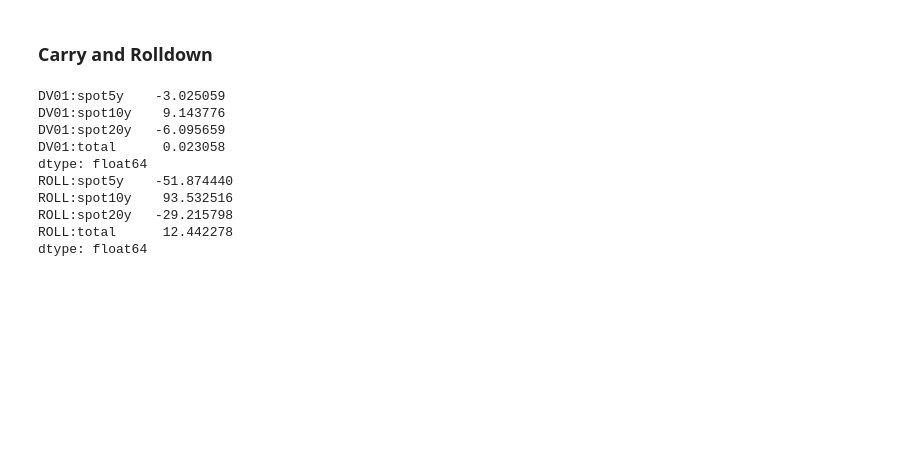
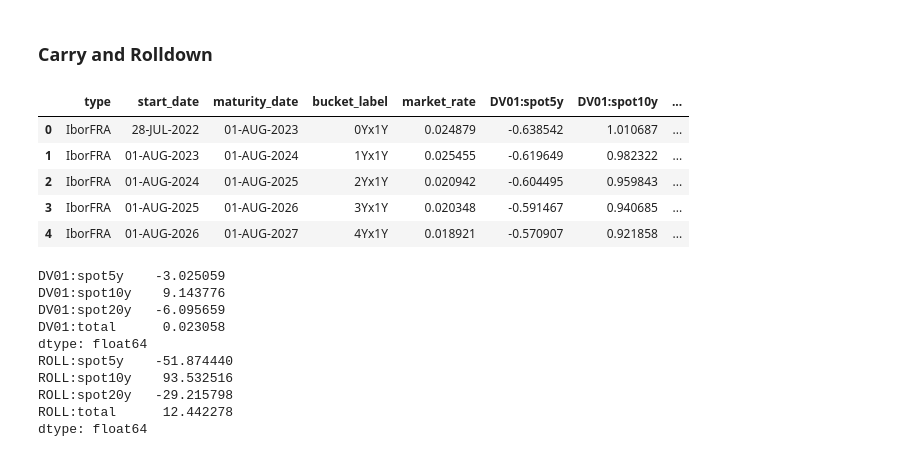
Before and after one commit to QizheCui/PCA_Butterfly_Trading_Strategy, a Jupyter notebook: LiborVersion/PCA_Trade_Libor_5s10s20s_changes.ipynb, the cells around one changed output. Cells and saved outputs as stored; diff of their text form; code cells hidden in the pictures; blank space fills up the shorter version.

```diff
--- a/LiborVersion/PCA_Trade_Libor_5s10s20s_changes.ipynb
+++ b/LiborVersion/PCA_Trade_Libor_5s10s20s_changes.ipynb
@@ -351,3 +347,12 @@ new.to_latex('rolldv01.tex', index=False)
+# %%
+df_roll.head()
+# %% [output]
+|  | type | start_date | maturity_date | bucket_label | market_rate | DV01:spot5y | DV01:spot10y | ... |
+| 0 | IborFRA | 28-JUL-2022 | 01-AUG-2023 | 0Yx1Y | 0.024879 | -0.638542 | 1.010687 | ... |
+| 1 | IborFRA | 01-AUG-2023 | 01-AUG-2024 | 1Yx1Y | 0.025455 | -0.619649 | 0.982322 | ... |
+| 2 | IborFRA | 01-AUG-2024 | 01-AUG-2025 | 2Yx1Y | 0.020942 | -0.604495 | 0.959843 | ... |
+| 3 | IborFRA | 01-AUG-2025 | 01-AUG-2026 | 3Yx1Y | 0.020348 | -0.591467 | 0.940685 | ... |
+| 4 | IborFRA | 01-AUG-2026 | 01-AUG-2027 | 4Yx1Y | 0.018921 | -0.570907 | 0.921858 | ... |
 # %%
 def plot_metric_for_strategy(curve, strategy, metric = 'DV01'):
     """
```
Also changed, not shown: parts of 1 cell of this notebook, 1 other file.
